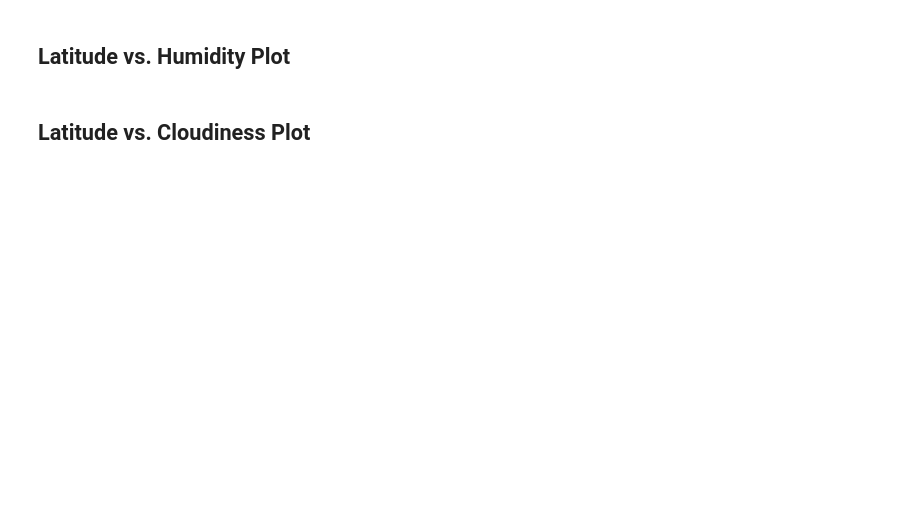
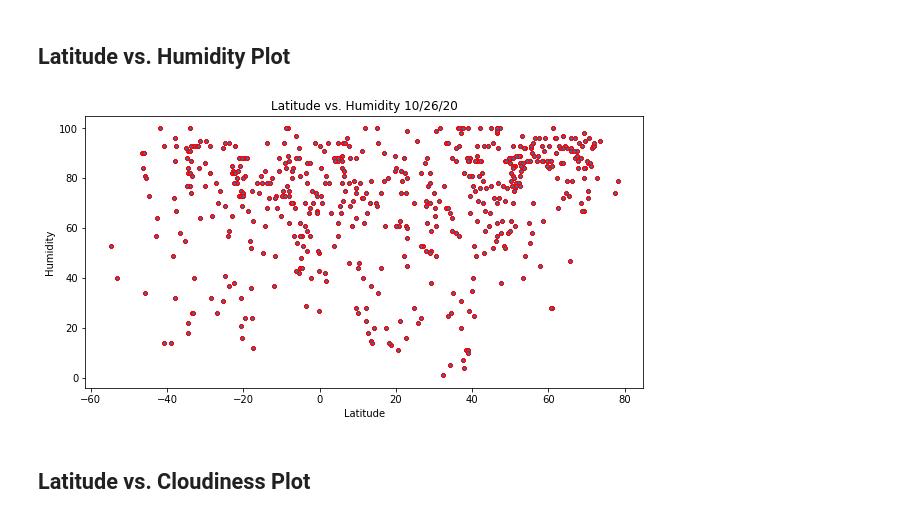
Before and after one commit to iastanehasl/Astaneh-06-API-Homework-Challenge, a Jupyter notebook: WeatherPy/WeatherPy.ipynb, the cells around one changed output. Cells and saved outputs as stored; diff of their text form; code cells hidden in the pictures; blank space fills up the shorter version.

```diff
--- a/WeatherPy/WeatherPy.ipynb
+++ b/WeatherPy/WeatherPy.ipynb
@@ -53,4 +186,15 @@ Skip this step if there are no cities that have humidity > 100%.
 # %% [markdown]
 ## Latitude vs. Humidity Plot
+# %%
+import time
+
+cityData.plot(kind="scatter", x = "Latitude", y = "Humidity", figsize = (10,5), marker = "P", s = 12, edgecolors='red')
+plt.title("Latitude vs. Humidity " + time.strftime('%x'))
+plt.savefig('Latitude vs. Humidity Plot.PNG')
+plt.show()
+
+# In this code: Analyst is asked to compare the humidity as we span over the different latitudes. As one can conclude, based off of the graph, there doesn't seem to be a direct correlation between the two axises. There is a large span of humidity labels throughout the globe.
+# %% [output]
+[figure, added]
 # %% [markdown]
 ## Latitude vs. Cloudiness Plot
```
Also changed, not shown: parts of 22 cells of this notebook, 11 other files.
